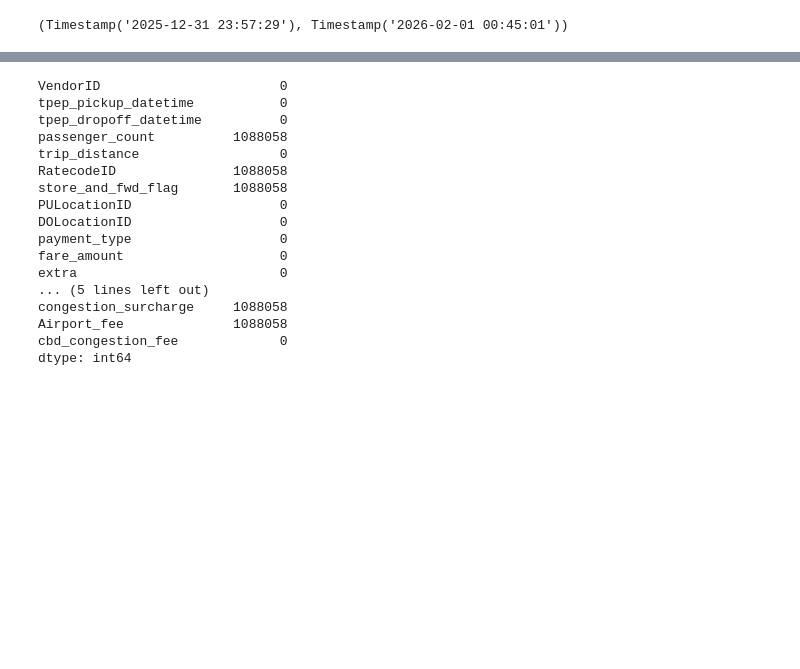
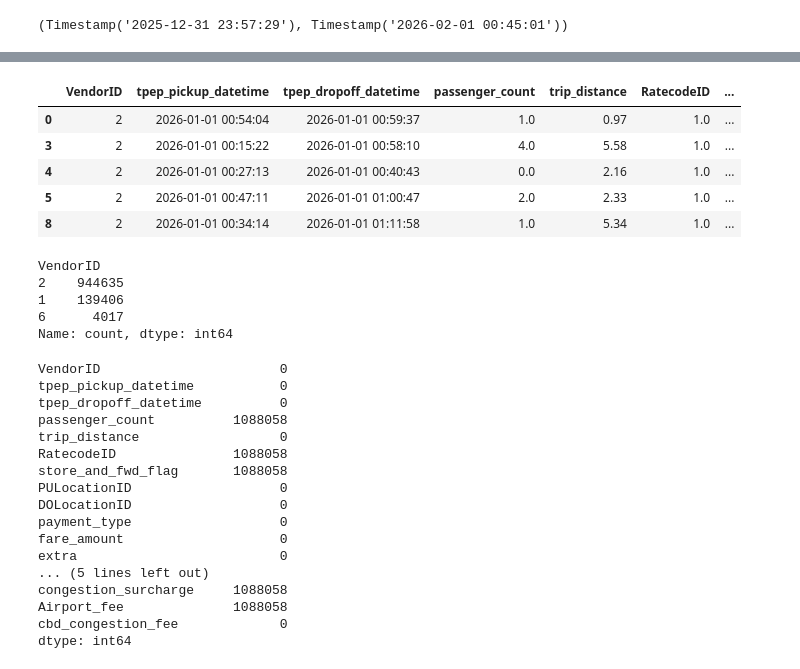
Before and after one commit to Lau-Jr/nyc-taxi-data-engineering, a Jupyter notebook: notebooks/01_phase1_exploration.ipynb, the cells around one changed output, grey strips where cells are left out. Cells and saved outputs as stored; diff of their text form; code cells hidden in the pictures; blank space fills up the shorter version.

```diff
--- a/notebooks/01_phase1_exploration.ipynb
+++ b/notebooks/01_phase1_exploration.ipynb
@@ -42,3 +115,22 @@ df_trip_data_raw["tpep_pickup_datetime"].min(),df_trip_data_raw["tpep_pickup_dat
+# %%
+vendor_1 = df_trip_data_raw[df_trip_data_raw['VendorID']==2]
+# %%
+vendor_1.
+# %% [output]
+|  | VendorID | tpep_pickup_datetime | tpep_dropoff_datetime | passenger_count | trip_distance | RatecodeID | ... |
+| 0 | 2 | 2026-01-01 00:54:04 | 2026-01-01 00:59:37 | 1.0 | 0.97 | 1.0 | ... |
+| 3 | 2 | 2026-01-01 00:15:22 | 2026-01-01 00:58:10 | 4.0 | 5.58 | 1.0 | ... |
+| 4 | 2 | 2026-01-01 00:27:13 | 2026-01-01 00:40:43 | 0.0 | 2.16 | 1.0 | ... |
+| 5 | 2 | 2026-01-01 00:47:11 | 2026-01-01 01:00:47 | 2.0 | 2.33 | 1.0 | ... |
+| 8 | 2 | 2026-01-01 00:34:14 | 2026-01-01 01:11:58 | 1.0 | 5.34 | 1.0 | ... |
+# %%
+missing['VendorID'].value_counts()
+# %% [output]
+VendorID
+2    944635
+1    139406
+6      4017
+Name: count, dtype: int64
 # %%
 df_trip_data_raw.isna().sum()
 # %% [output]
```
Also changed, not shown: parts of 13 cells of this notebook.
